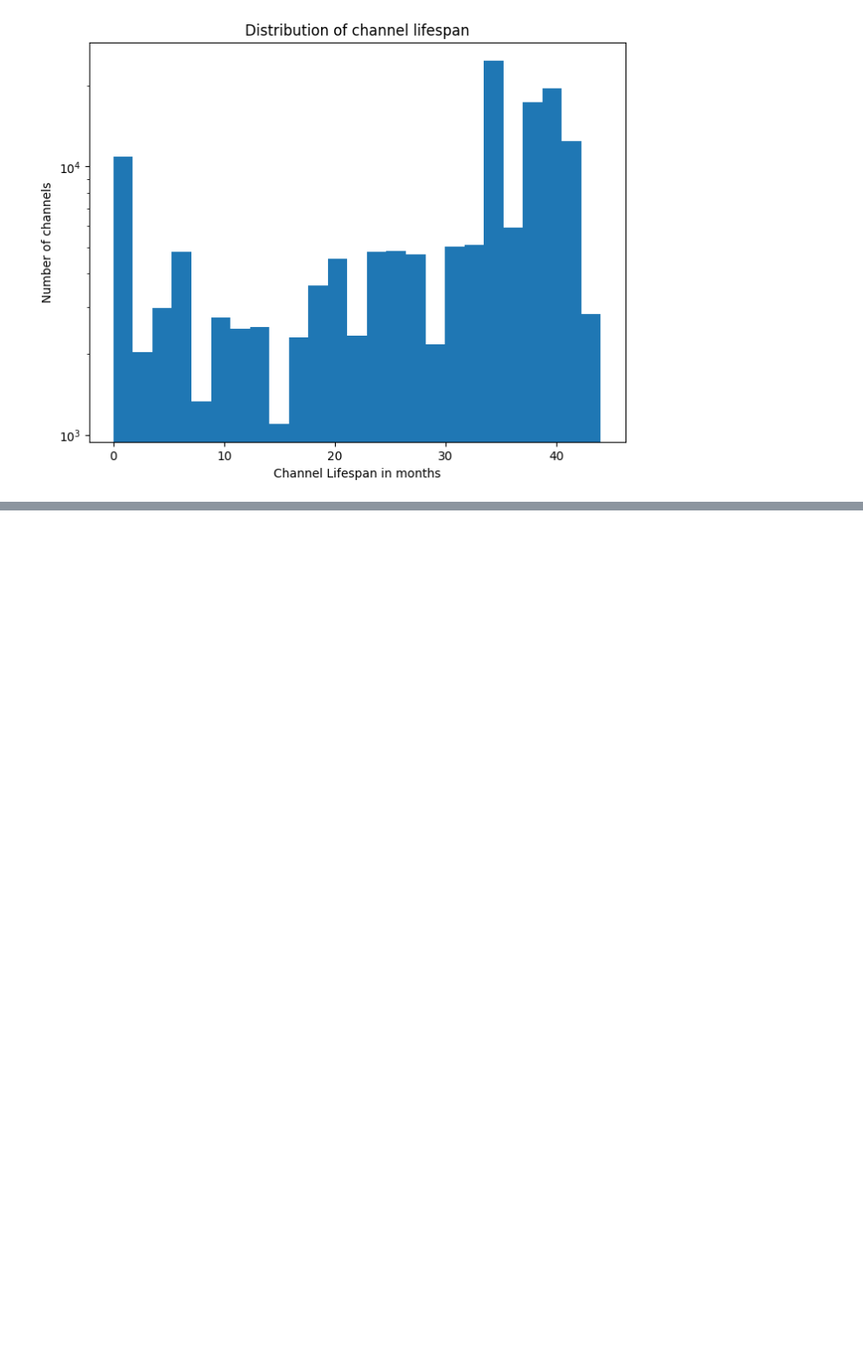
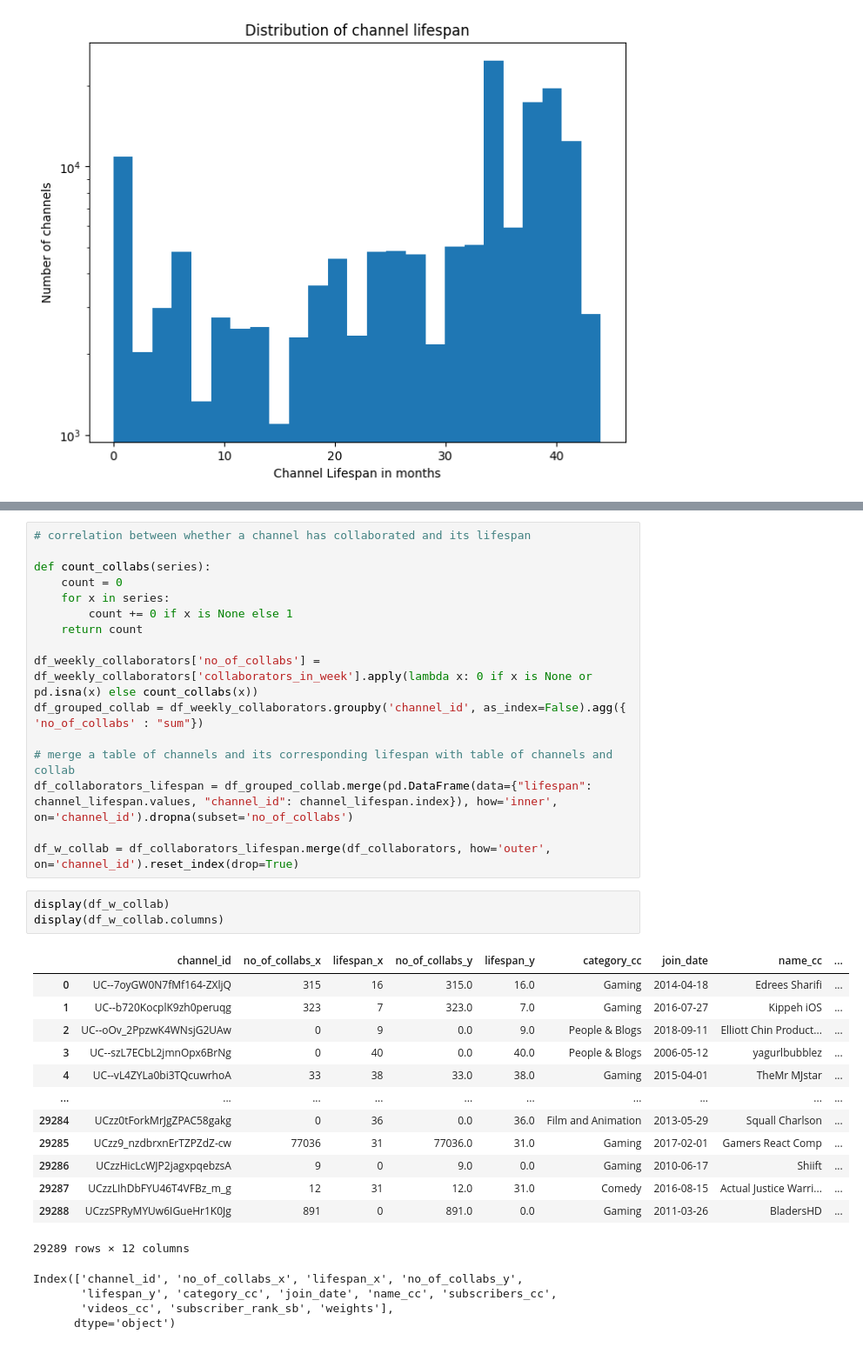
Before and after one commit to epfl-ada/ada-2023-project-adacadabra, a Jupyter notebook: Research q 4.ipynb, the cells around one changed output, grey strips where cells are left out. Shown at 87% size. Saved outputs shown, nothing was run; the diff lists cells and outputs as text; blank space fills up the shorter version.

```diff
--- a/Research q 4.ipynb
+++ b/Research q 4.ipynb
@@ -320,0 +331,37 @@ Text(0, 0.5, 'Number of channels')
+# %%
+# correlation between whether a channel has collaborated and its lifespan
+
+def count_collabs(series):
+    count = 0
+    for x in series:
+        count += 0 if x is None else 1
+    return count
+
+df_weekly_collaborators['no_of_collabs'] = df_weekly_collaborators['collaborators_in_week'].apply(lambda x: 0 if x is None or pd.isna(x) else count_collabs(x))
+df_grouped_collab = df_weekly_collaborators.groupby('channel_id', as_index=False).agg({ 'no_of_collabs' : "sum"})
+
+# merge a table of channels and its corresponding lifespan with table of channels and collab
+df_collaborators_lifespan = df_grouped_collab.merge(pd.DataFrame(data={"lifespan": channel_lifespan.values, "channel_id": channel_lifespan.index}), how='inner', on='channel_id').dropna(subset='no_of_collabs')
+
+df_w_collab = df_collaborators_lifespan.merge(df_collaborators, how='outer', on='channel_id').reset_index(drop=True)
+# %%
+display(df_w_collab)
+display(df_w_collab.columns)
+# %% [output]
+|  | channel_id | no_of_collabs_x | lifespan_x | no_of_collabs_y | lifespan_y | category_cc | join_date | name_cc | ... |
+| 0 | UC--7oyGW0N7fMf164-ZXljQ | 315 | 16 | 315.0 | 16.0 | Gaming | 2014-04-18 | Edrees Sharifi | ... |
+| 1 | UC--b720KocplK9zh0peruqg | 323 | 7 | 323.0 | 7.0 | Gaming | 2016-07-27 | Kippeh iOS | ... |
+| 2 | UC--oOv_2PpzwK4WNsjG2UAw | 0 | 9 | 0.0 | 9.0 | People & Blogs | 2018-09-11 | Elliott Chin Product... | ... |
+| 3 | UC--szL7ECbL2jmnOpx6BrNg | 0 | 40 | 0.0 | 40.0 | People & Blogs | 2006-05-12 | yagurlbubblez | ... |
+| 4 | UC--vL4ZYLa0bi3TQcuwrhoA | 33 | 38 | 33.0 | 38.0 | Gaming | 2015-04-01 | TheMr MJstar | ... |
+| ... | ... | ... | ... | ... | ... | ... | ... | ... | ... |
+| 29284 | UCzz0tForkMrJgZPAC58gakg | 0 | 36 | 0.0 | 36.0 | Film and Animation | 2013-05-29 | Squall Charlson | ... |
+| 29285 | UCzz9_nzdbrxnErTZPZdZ-cw | 77036 | 31 | 77036.0 | 31.0 | Gaming | 2017-02-01 | Gamers React Comp | ... |
+| 29286 | UCzzHicLcWJP2jagxpqebzsA | 9 | 0 | 9.0 | 0.0 | Gaming | 2010-06-17 | Shiift | ... |
+| 29287 | UCzzLIhDbFYU46T4VFBz_m_g | 12 | 31 | 12.0 | 31.0 | Comedy | 2016-08-15 | Actual Justice Warri... | ... |
+| 29288 | UCzzSPRyMYUw6IGueHr1K0Jg | 891 | 0 | 891.0 | 0.0 | Gaming | 2011-03-26 | BladersHD | ... |
+29289 rows × 12 columns
+Index(['channel_id', 'no_of_collabs_x', 'lifespan_x', 'no_of_collabs_y',
+       'lifespan_y', 'category_cc', 'join_date', 'name_cc', 'subscribers_cc',
+       'videos_cc', 'subscriber_rank_sb', 'weights'],
+      dtype='object')
```
Also changed, not shown: parts of 11 cells of this notebook.
